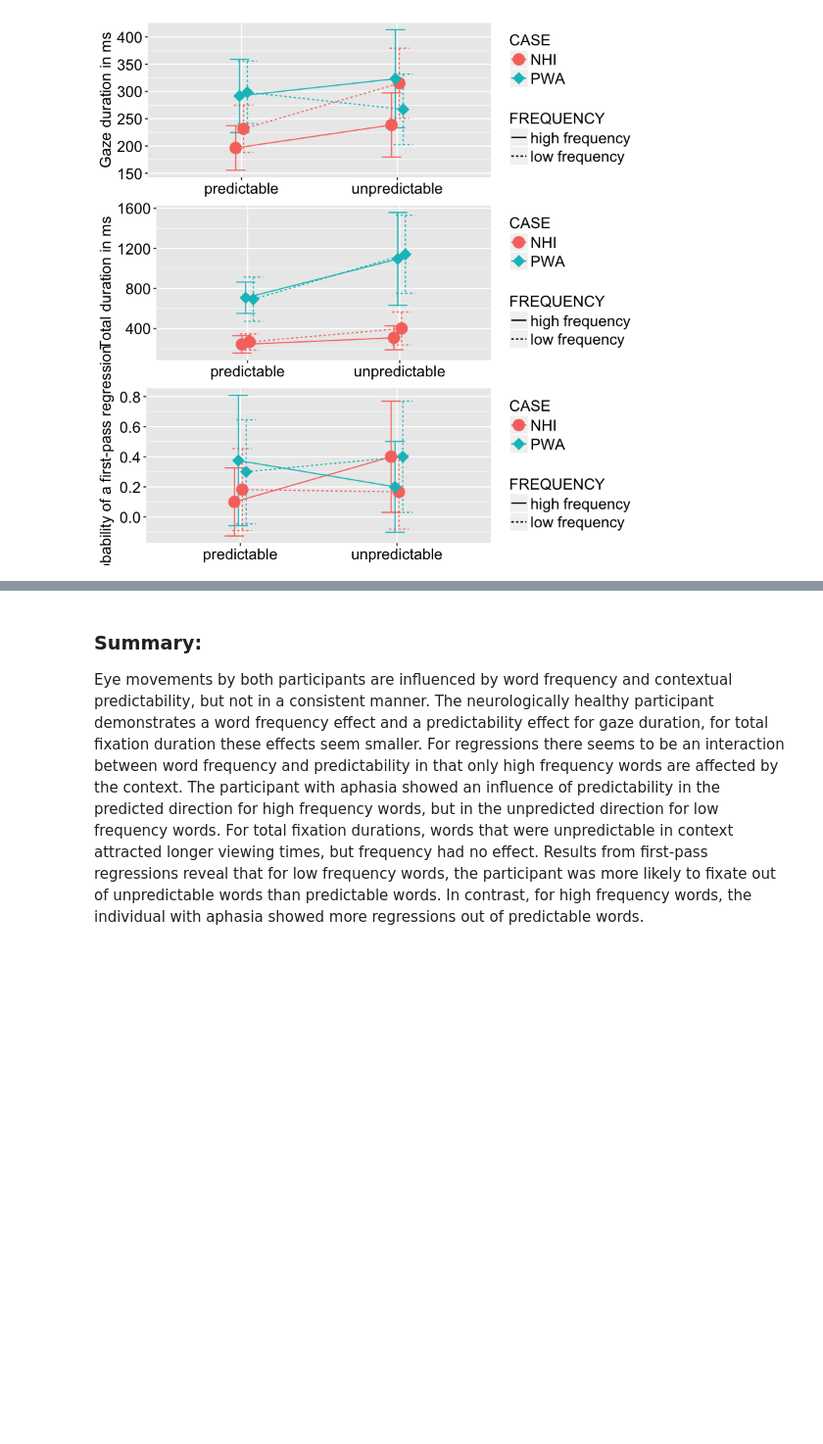
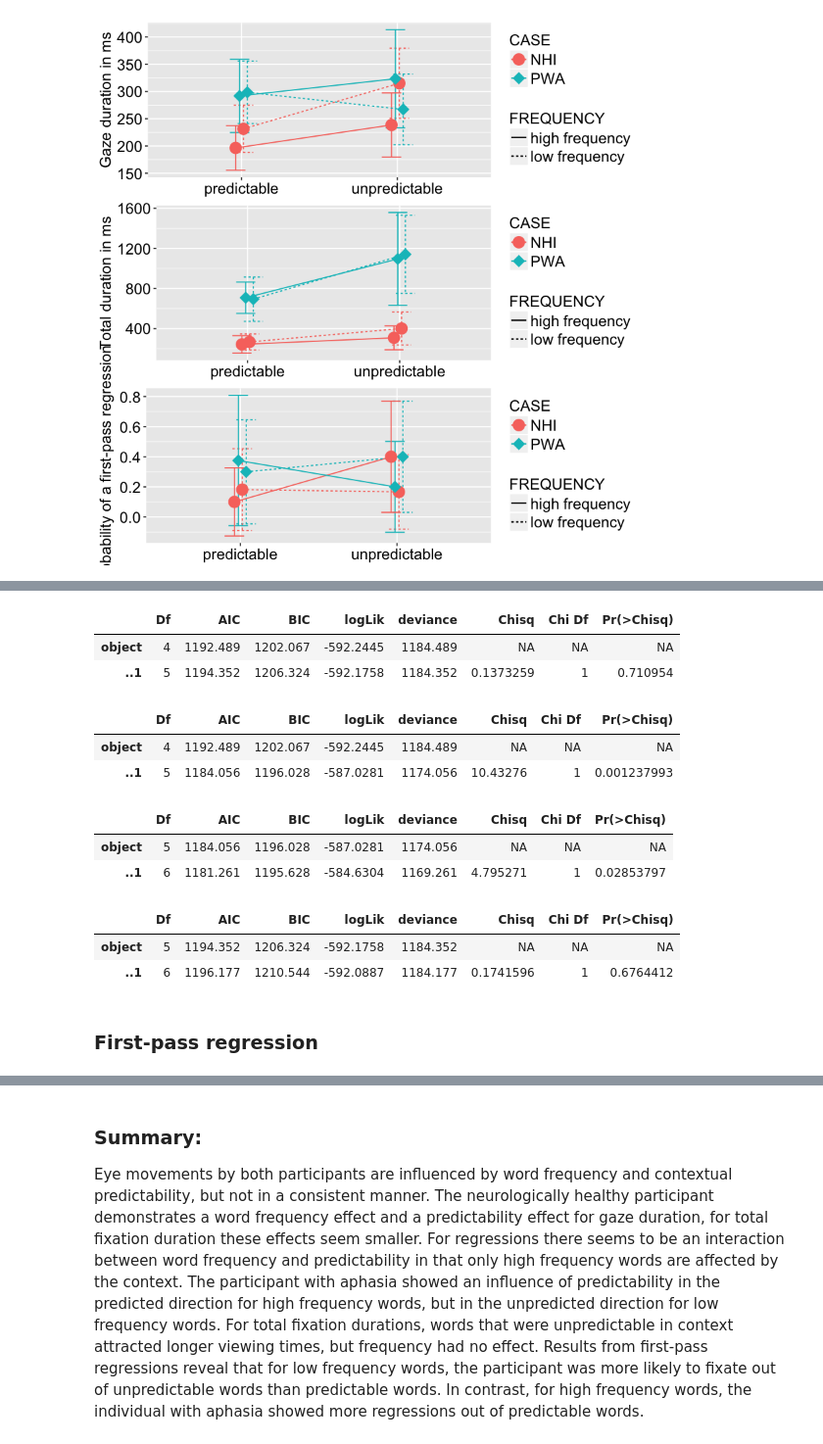
Before and after one commit to Linee/juypternotebooks, a Jupyter notebook: Eye-movement-analysis-example-3.ipynb, the cells around one changed output, grey strips where cells are left out. Shown at 98% size. Saved outputs shown, nothing was run; the diff lists cells and outputs as text; code cells hidden in the pictures; blank space fills up the shorter version.

```diff
--- a/Eye-movement-analysis-example-3.ipynb
+++ b/Eye-movement-analysis-example-3.ipynb
@@ -304,0 +356,13 @@ grid.arrange(line_gaze, line_total, line_regression, nrow=3)
+# %%
+model_TD_simple = lmer (TOTAL_DURATION ~CASE + (1 | ITEM),
+                       data=data, REML=FALSE)
+# %%
+model_TD_a = lmer (TOTAL_DURATION ~CASE+FREQUENCY + (1 | ITEM),
+                       data=data, REML=FALSE)
+# %%
+anova(model_TD_simple, model_TD_a)
+# not significant so FREQUENCY does not improve model fit
+# %% [output]
+|  | Df | AIC | BIC | logLik | deviance | Chisq | Chi Df | Pr(>Chisq) |
+| object | 4 | 1192.489 | 1202.067 | -592.2445 | 1184.489 | NA | NA | NA |
+| ..1 | 5 | 1194.352 | 1206.324 | -592.1758 | 1184.352 | 0.1373259 | 1 | 0.710954 |
@@ -304,0 +372,31 @@ grid.arrange(line_gaze, line_total, line_regression, nrow=3)
+# %%
+anova(model_TD_simple, model_TD_b)
+# significant so PREDICTABILITY does improve model fit
+# %% [output]
+|  | Df | AIC | BIC | logLik | deviance | Chisq | Chi Df | Pr(>Chisq) |
+| object | 4 | 1192.489 | 1202.067 | -592.2445 | 1184.489 | NA | NA | NA |
+| ..1 | 5 | 1184.056 | 1196.028 | -587.0281 | 1174.056 | 10.43276 | 1 | 0.001237993 |
+# %%
+# Checking for interaction between CASE and PREDICTABILITY
+model_TD_c = lmer (TOTAL_DURATION~CASE + PREDICTABILITY + (1 | ITEM),
+                     data=data, REML=FALSE)
+model_TD_d = lmer (TOTAL_DURATION~CASE * PREDICTABILITY + (1 | ITEM),
+                     data=data, REML=FALSE)
+anova(model_TD_c, model_TD_d) # not significant so no interaction between CASE and PREDICTABIITY
+# %% [output]
+|  | Df | AIC | BIC | logLik | deviance | Chisq | Chi Df | Pr(>Chisq) |
+| object | 5 | 1184.056 | 1196.028 | -587.0281 | 1174.056 | NA | NA | NA |
+| ..1 | 6 | 1181.261 | 1195.628 | -584.6304 | 1169.261 | 4.795271 | 1 | 0.02853797 |
+# %%
+# Checking for interaction between CASE and FREQUENCY
+model_TD_e = lmer (TOTAL_DURATION~CASE + FREQUENCY + (1 | ITEM),
+                     data=data, REML=FALSE)
+model_TD_f = lmer (TOTAL_DURATION~CASE * FREQUENCY + (1 | ITEM),
+                     data=data, REML=FALSE)
+anova(model_TD_e, model_TD_f) # no significant interaction between CASE and FREQUENCY
+# %% [output]
+|  | Df | AIC | BIC | logLik | deviance | Chisq | Chi Df | Pr(>Chisq) |
+| object | 5 | 1194.352 | 1206.324 | -592.1758 | 1184.352 | NA | NA | NA |
+| ..1 | 6 | 1196.177 | 1210.544 | -592.0887 | 1184.177 | 0.1741596 | 1 | 0.6764412 |
+# %% [markdown]
+### First-pass regression
```
Also changed, not shown: parts of 19 cells of this notebook.
